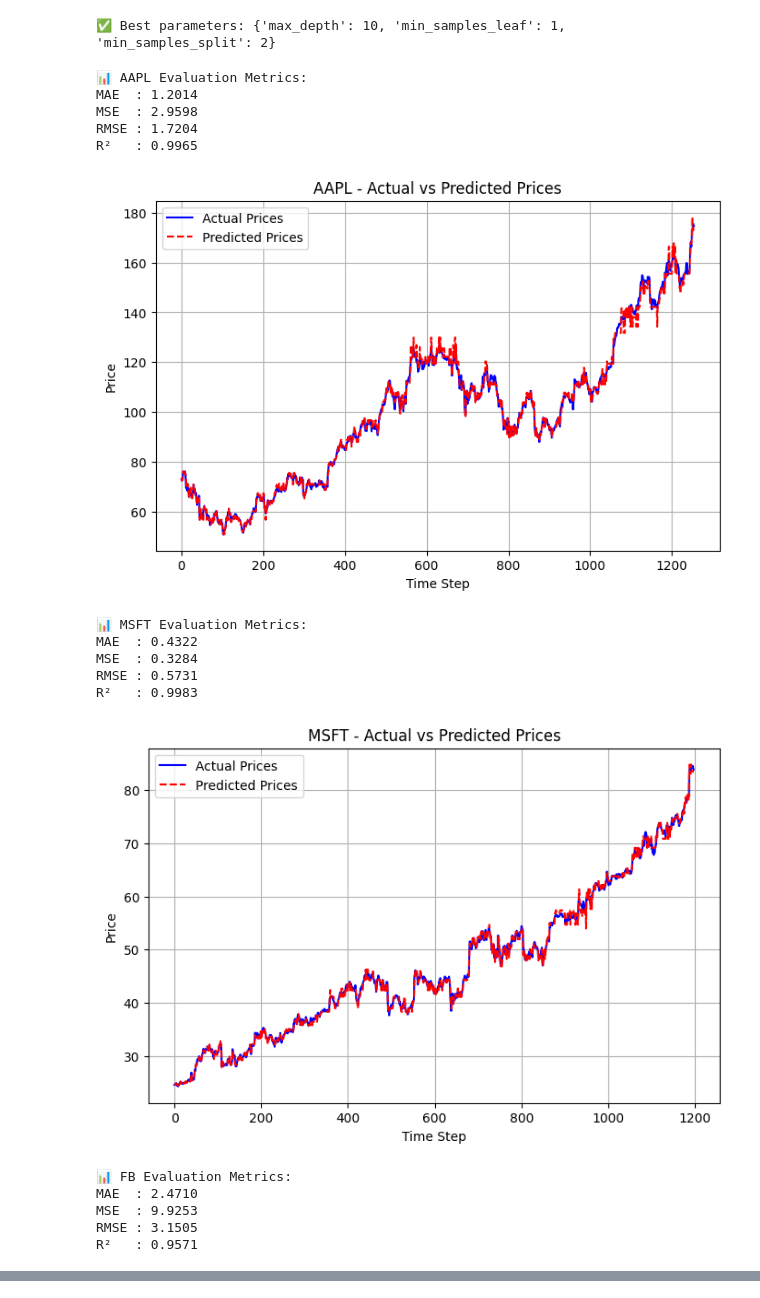
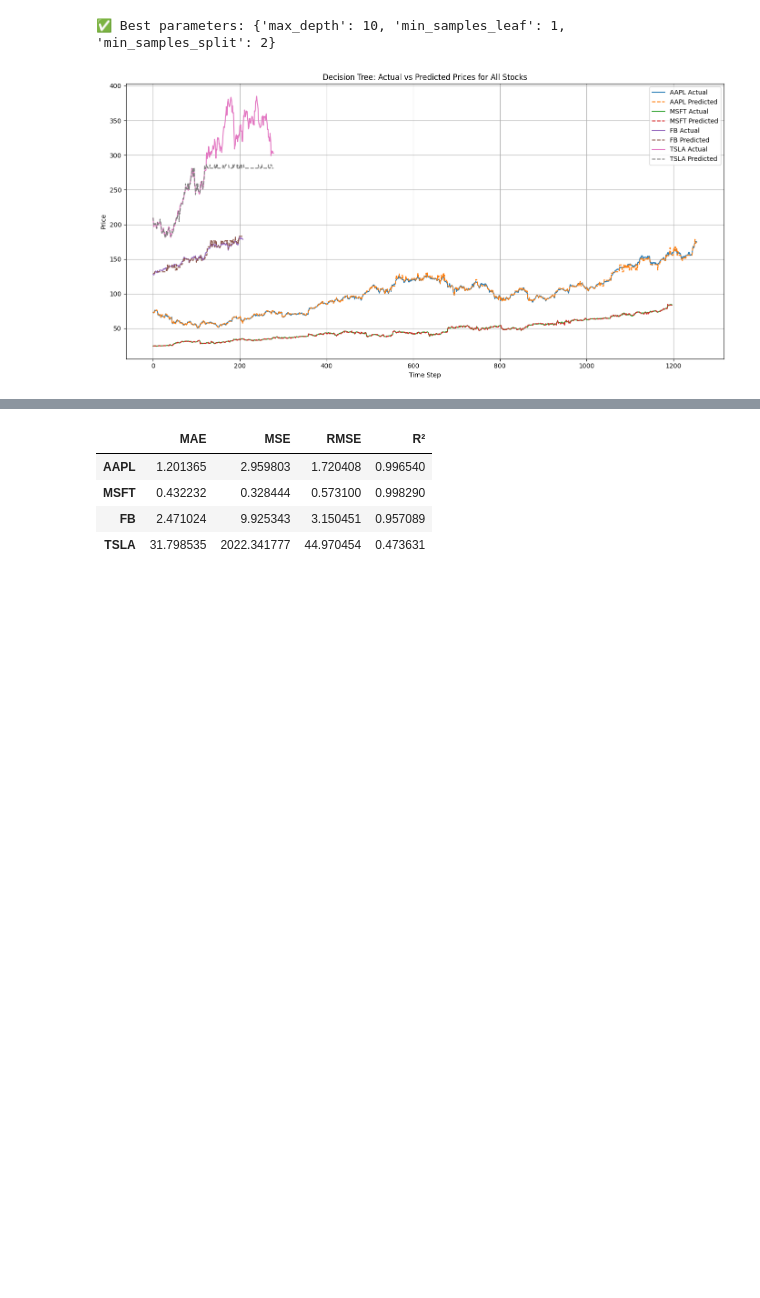
Before and after one commit to Emran-Emon/stock-price-prediction, a Jupyter notebook: decision_tree_regression.ipynb, the cells around one changed output, grey strips where cells are left out. Saved outputs shown, nothing was run; the diff lists cells and outputs as text; code cells hidden in the pictures; blank space fills up the shorter version.

```diff
--- a/decision_tree_regression.ipynb
+++ b/decision_tree_regression.ipynb
@@ -70,53 +70,48 @@ print(f"✅ Best parameters: {grid_search.best_params_}")
 # %% [output]
 ✅ Best parameters: {'max_depth': 10, 'min_samples_leaf': 1, 'min_samples_split': 2}
 # %%
-def evaluate_stock(stock, model):
-    test_path = os.path.join(DATA_FOLDER, f"{stock}_Test.csv")
-    df_test = pd.read_csv(test_path)
+def evaluate_stock(model):
+    import matplotlib.pyplot as plt
+    results = {}
 
-    X_test = df_test.drop(columns=["Close", "Stock", "Date"], errors="ignore")
-    y_test = df_test["Close"]
+    plt.figure(figsize=(14, 7))  # One figure for all stocks
 
-    y_pred = model.predict(X_test)
+    for stock in STOCKS:
+        test_path = os.path.join(DATA_FOLDER, f"{stock}_Test.csv")
+        df_test = pd.read_csv(test_path)
 
-    mae = mean_absolute_error(y_test, y_pred)
-    mse = mean_squared_error(y_test, y_pred)
-    rmse = np.sqrt(mse)
-    r2 = r2_score(y_test, y_pred)
+        X_test = df_test.drop(columns=["Close", "Stock", "Date"], errors="ignore")
+        y_test = df_test["Close"]
 
-    print(f"\n📊 {stock} Evaluation Metrics:")
-    print(f"MAE  : {mae:.4f}")
-    print(f"MSE  : {mse:.4f}")
-    print(f"RMSE : {rmse:.4f}")
-    print(f"R²   : {r2:.4f}")
+        y_pred = model.predict(X_test)
 
-    plt.figure(figsize=(8, 5))
-    plt.plot(y_test.values, label="Actual Prices", color="blue")
-    plt.plot(y_pred, label="Predicted Prices", color="red", linestyle="--")
-    plt.title(f"{stock} - Actual vs Predicted Prices")
+        # Compute metrics
+        mae  = mean_absolute_error(y_test, y_pred)
+        mse  = mean_squared_error(y_test, y_pred)
+        rmse = np.sqrt(mse)
+        r2   = r2_score(y_test, y_pred)
+
+        # Store metrics
+        results[stock] = {"MAE": mae, "MSE": mse, "RMSE": rmse, "R²": r2}
+
+        # Plot actual vs predicted for this stock
+        plt.plot(y_test.values, label=f"{stock} Actual", linewidth=1.5)
+        plt.plot(y_pred, linestyle="--", label=f"{stock} Predicted", linewidth=1.5)
+
+    # Final combined plot
+    plt.title("Decision Tree: Actual vs Predicted Prices for All Stocks")
     plt.xlabel("Time Step")
     plt.ylabel("Price")
     plt.legend()
     plt.grid(True)
+    plt.tight_layout()
     plt.show()
 
-for stock in STOCKS:
-    evaluate_stock(stock, best_model)
+    # Return metrics as DataFrame
+    return pd.DataFrame(results).T
+
+# Call the function once
+results_df = evaluate_stock(best_model)
+results_df
 # %% [output]
-📊 AAPL Evaluation Metrics:
-MAE  : 1.2014
-MSE  : 2.9598
-RMSE : 1.7204
-R²   : 0.9965
-[figure, old version]
+[figure, new version]
-📊 MSFT Evaluation Metrics:
-MAE  : 0.4322
-MSE  : 0.3284
-RMSE : 0.5731
-R²   : 0.9983
-[figure, removed]
-📊 FB Evaluation Metrics:
-MAE  : 2.4710
-MSE  : 9.9253
-RMSE : 3.1505
-R²   : 0.9571
@@ -129,0 +118,5 @@ R²   : 0.4736
+|  | MAE | MSE | RMSE | R² |
+| AAPL | 1.201365 | 2.959803 | 1.720408 | 0.996540 |
+| MSFT | 0.432232 | 0.328444 | 0.573100 | 0.998290 |
+| FB | 2.471024 | 9.925343 | 3.150451 | 0.957089 |
+| TSLA | 31.798535 | 2022.341777 | 44.970454 | 0.473631 |
```
Also changed, not shown: parts of 1 cell of this notebook, 3 other files.
